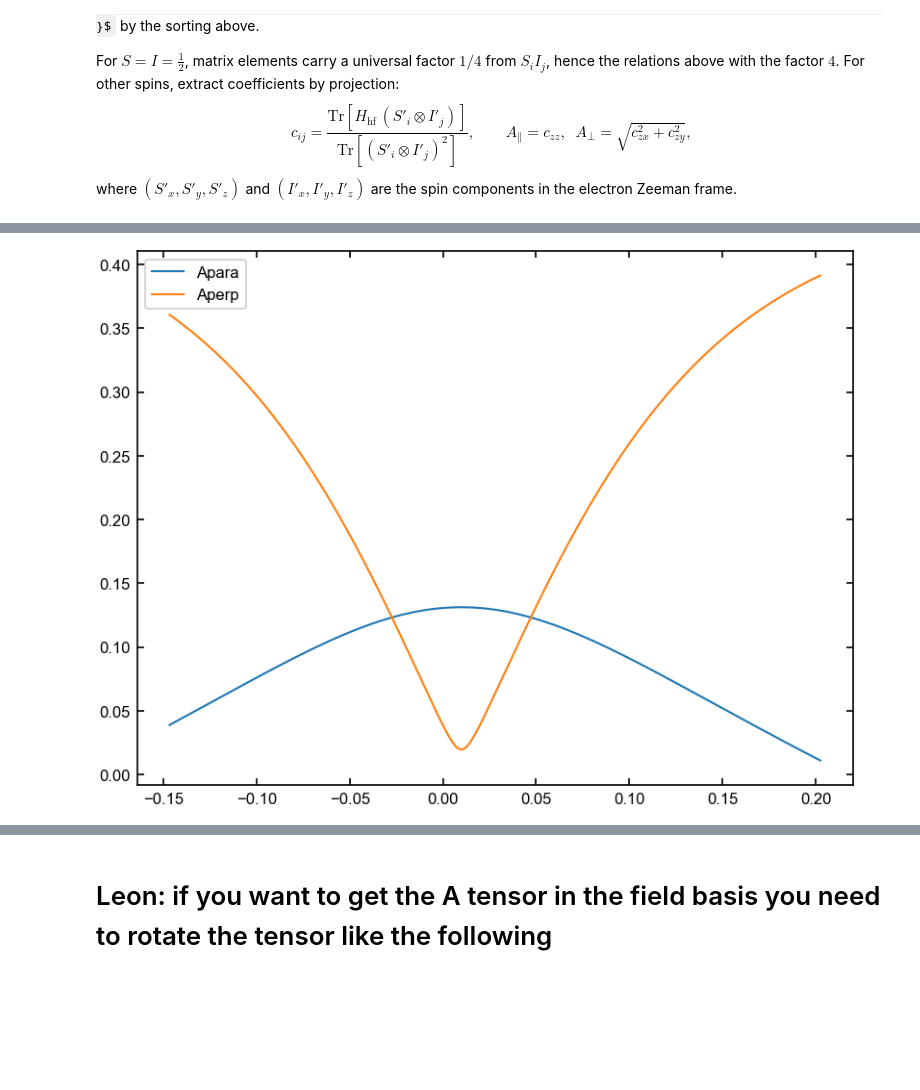
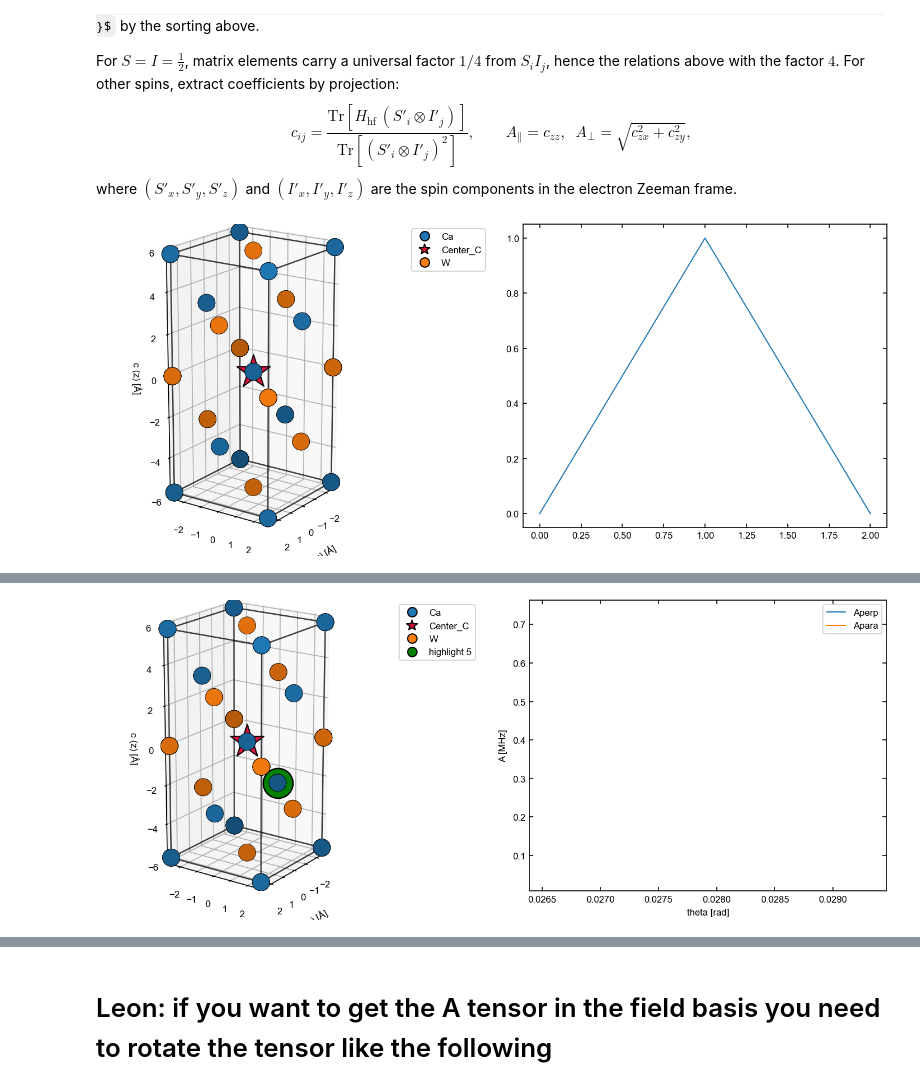
Before and after one commit to leonmyk/Spectroscopy_Hamiltonian_fitter-, a Jupyter notebook: nuclear_nuclear_coupling.ipynb, the cells around one changed output, grey strips where cells are left out. Drawn from its saved outputs; the diff is of its cells as text; code cells hidden in the pictures; some formulas as TeX source; blank space fills up the shorter version.

```diff
--- a/nuclear_nuclear_coupling.ipynb
+++ b/nuclear_nuclear_coupling.ipynb
@@ -730,6 +669,19 @@ rotated_b_field = rotmat_yz(ay) @ rotmat_xz(ax) @ B_field
 
 # print(f"A_\parallel: {A_par*1e3:.3f} kHz")
 # print(f"A_\perp: {A_perp*1e3:.3f} kHz")
+# %%
+fig = plt.figure(figsize=(10, 4))
+
+ax1 = fig.add_subplot(1, 2, 1, projection="3d")
+plot_unit_cell(Crystal_atoms, ax=ax1, show_legend=True, cell_mode="centered")
+
+ax2 = fig.add_subplot(1, 2, 2)
+ax2.plot([0,1,2], [0,1,0])   # your other plot
+
+plt.tight_layout()
+plt.show()
+# %% [output]
+[figure, added]
 # %%
 # Define physical quantization axes
 A_paras  = []
@@ -738,33 +690,58 @@ A_perps = []
 ay = -0.57 * np.pi / 180
 ax = -0.7 * np.pi / 180
 
-thetas =  1.6 /360*2*np.pi + np.linspace(-10 /360*2*np.pi, 10 /360*2*np.pi,1000)
+thetas =  1.6 /360*2*np.pi + np.linspace(-10 /360*2*np.pi, 10 /360*2*np.pi,1000)*0
 phi_0 = 0.146 /360*2*np.pi
 psi_0 = 0.368 /360*2*np.pi
 
 b0 = 436.917
-for theta in thetas :
 
-    bx = b0 * (np.sin(theta) * np.sin(phi_0) - np.cos(theta) * np.sin(psi_0) * np.cos(phi_0))
-    by = b0 * (np.sin(theta) * np.cos(phi_0) + np.cos(theta) * np.sin(psi_0) * np.sin(phi_0))
-    bz = b0 * np.cos(theta) * np.cos(psi_0)
+def Plot_hyperFine_for_site(thetas,b0,phi_0 = 0.146 /360*2*np.pi, psi_0 = 0.368 /360*2*np.pi,site_index = 9,Aperp_to_plot=None,Apara_to_plot=None):
+    # fig = visuals[0]
+
+    for theta in thetas :
 
 
-    B_field = (bx, by, bz)
-    rotated_b_field = rotmat_yz(ay) @ rotmat_xz(ax) @ B_field
+        bx = b0 * (np.sin(theta) * np.sin(phi_0) - np.cos(theta) * np.sin(psi_0) * np.cos(phi_0))
+        by = b0 * (np.sin(theta) * np.cos(phi_0) + np.cos(theta) * np.sin(psi_0) * np.sin(phi_0))
+        bz = b0 * np.cos(theta) * np.cos(psi_0)
 
-    n_e = _electron_axis(rotated_b_field, g_Er)              # electron axis || g^T B
-    n_n = np.asarray(rotated_b_field, float)
-    Tdd = get_hyperfine_tensor(g_Er, mu_Nb, W_pos[9, 1:])
-    R_left, R_right = get_rotations(n_e, n_n)
-    A_p = R_left @ Tdd @ R_right.T   # transpose on the nuclear rotationA_par = R_left @ Tdd @ R_right
-    A_par = A_p[2,2]
-    A_per = np.sqrt(A_p[2,0]**2+A_p[0,2]**2)
-    A_paras.append(A_par)
-    A_perps.append(A_per)
 
-plt.plot(thetas,A_paras, label = 'Apara')
-plt.plot(thetas,A_perps, label = 'Aperp')
-plt.legend()
-plt.show()
+        B_field = (bx, by, bz)
+        rotated_b_field = rotmat_yz(ay) @ rotmat_xz(ax) @ B_field
+
+        n_e = _electron_axis(rotated_b_field, g_Er)              # electron axis || g^T B
+        n_n = np.asarray(rotated_b_field, float)
+        Tdd = get_hyperfine_tensor(g_Er, mu_Nb, W_pos[6, 1:])
+        R_left, R_right = get_rotations(n_e, n_n)
+        A_p = R_left @ Tdd @ R_right.T   # transpose on the nuclear rotationA_par = R_left @ Tdd @ R_right
+        A_par = A_p[2,2]
+        A_per = np.sqrt(A_p[2,0]**2+A_p[0,2]**2)
+
+        print(f"theta: {theta*180/np.pi:.3f} deg, A_par: {A_par*1e3:.3f} kHz, A_perp: {A_per*1e3:.3f} kHz")
+        A_paras.append(A_par)
+        A_perps.append(A_per)
+
+
+    fig = plt.figure(figsize=(10, 4))
+
+    ax1 = fig.add_subplot(1, 2, 1, projection="3d")
+    plot_unit_cell(Crystal_atoms, ax=ax1, show_legend=True, cell_mode="centered",highlight_atom_index=site_index)
+
+    ax2 = fig.add_subplot(1, 2, 2)
+    ax2.plot(thetas,A_perps, label = 'Aperp')
+    if Apara_to_plot is not None:
+        ax2.scatter(Apara_to_plot[:,0],Apara_to_plot[:,1],label = 'Apara from measurement')
+    if Aperp_to_plot is not None:
+        ax2.scatter(Aperp_to_plot[:,0],Aperp_to_plot[:,1],label = 'Aperp from measurement')
+    ax2.plot(thetas,A_paras, label = 'Apara')
+    ax2.set_xlabel('theta [rad]')
+    ax2.set_ylabel('A [MHz]')
+    ax2.legend()
+
+    plt.tight_layout()
+    plt.show()
+
+
+Plot_hyperFine_for_site(thetas,b0,phi_0,psi_0,site_index=5)
 # %% [output]
@@ -771 +765 @@ plt.show()
-[figure, old version]
+[figure, new version]
```
Also changed, not shown: parts of 19 cells of this notebook, 4 other files.
